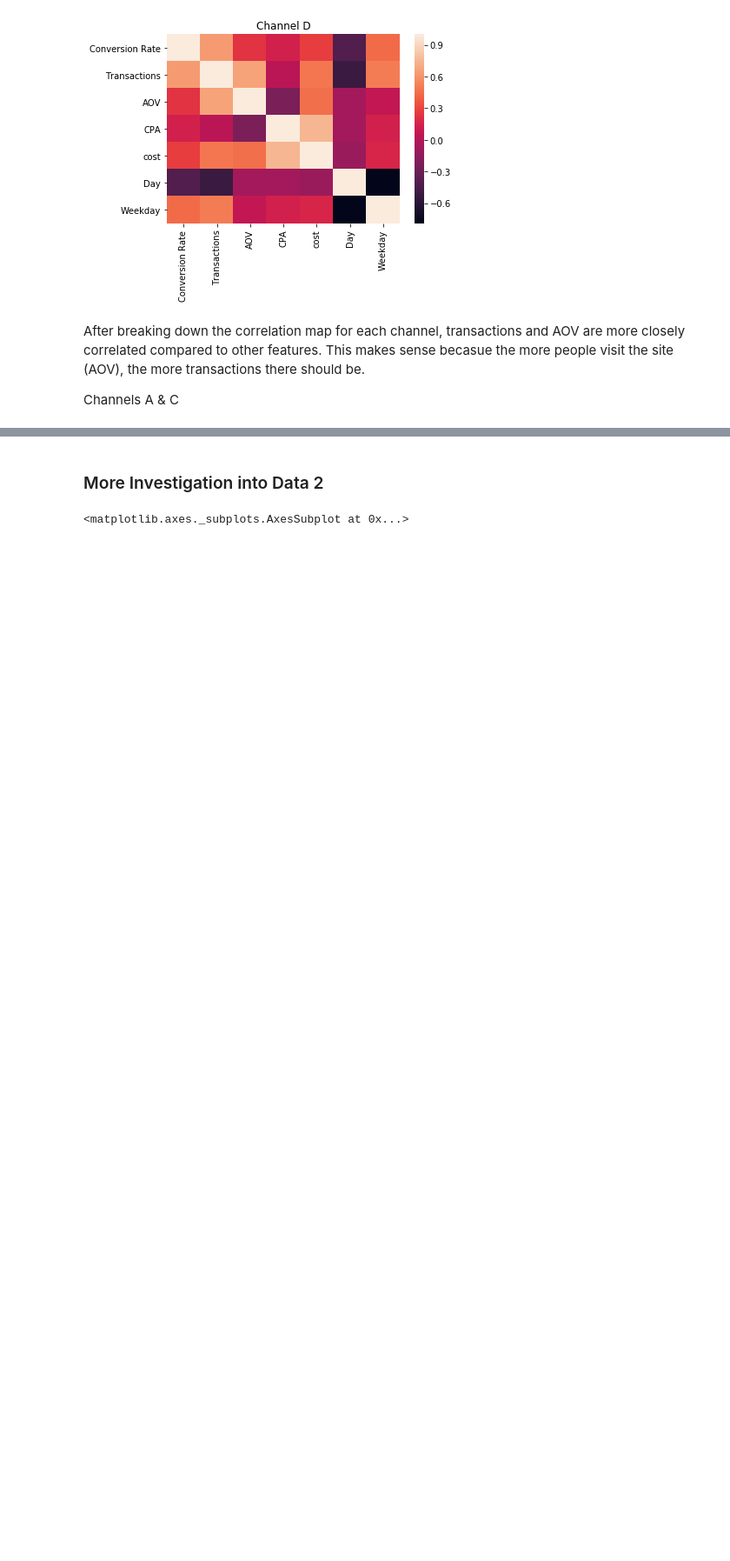
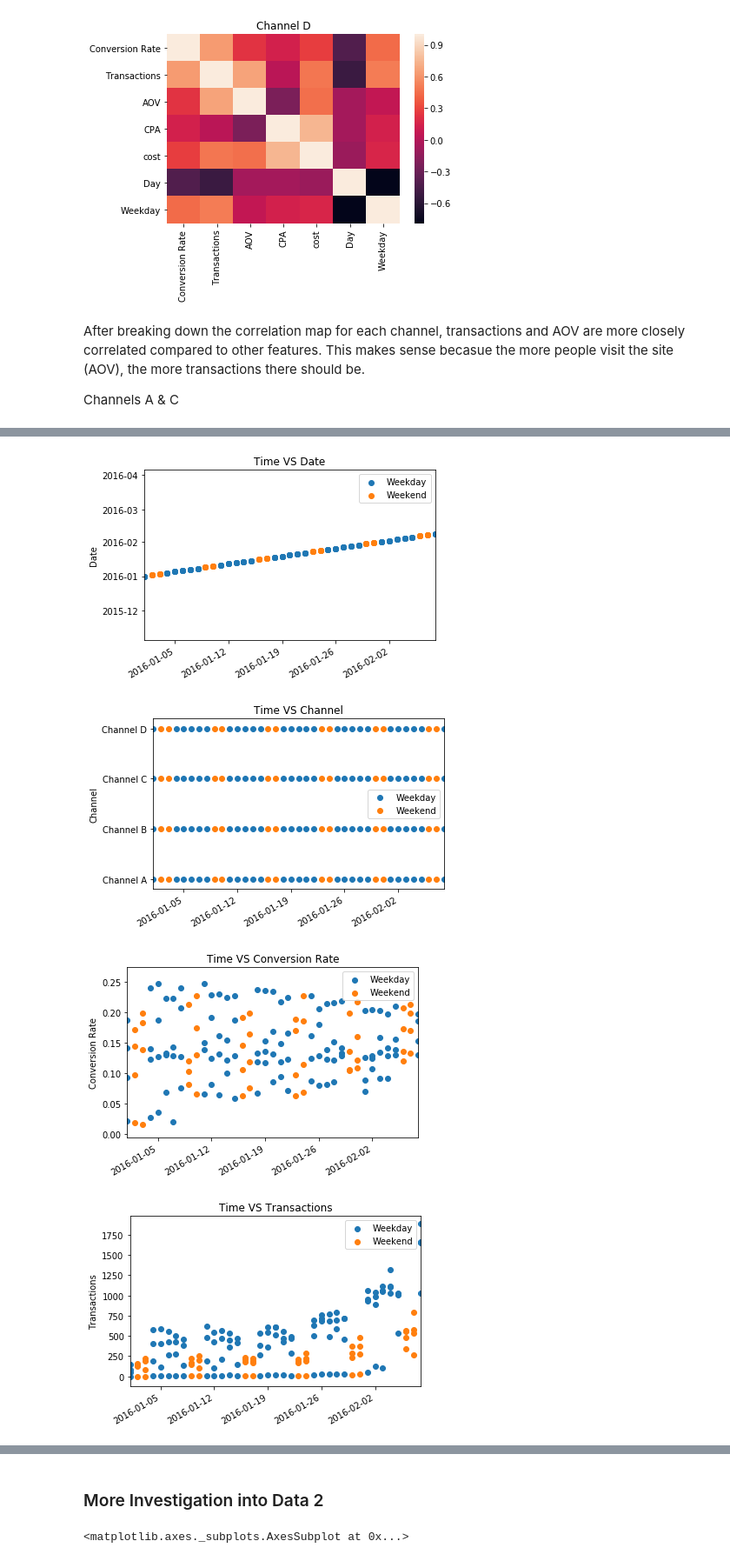
Before and after one commit to swong28/Interview-Assessments, a Jupyter notebook: Company1/Assessment Questions for an Interview.ipynb, the cells around one changed output, grey strips where cells are left out. Shown at 87% size. Saved outputs shown, nothing was run; the diff lists cells and outputs as text; code cells hidden in the pictures; blank space fills up the shorter version.

```diff
--- a/Company1/Assessment Questions for an Interview.ipynb
+++ b/Company1/Assessment Questions for an Interview.ipynb
@@ -328,0 +349,8 @@ plt.show()
+# %%
+for feature in df_1.columns.values:
+    plot_weekday_feature(df_1, feature)
+# %% [output]
+[figure, added]
+[figure, added]
+[figure, added]
+[figure, added]
```
Also changed, not shown: parts of 26 cells of this notebook.
